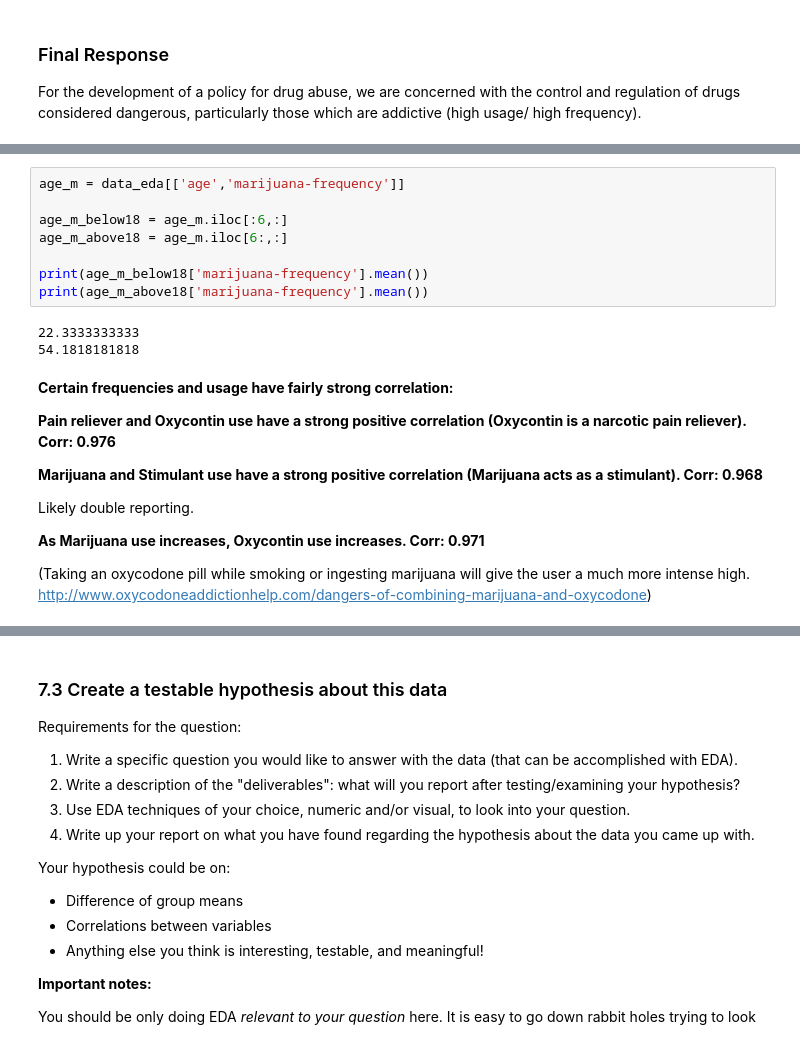
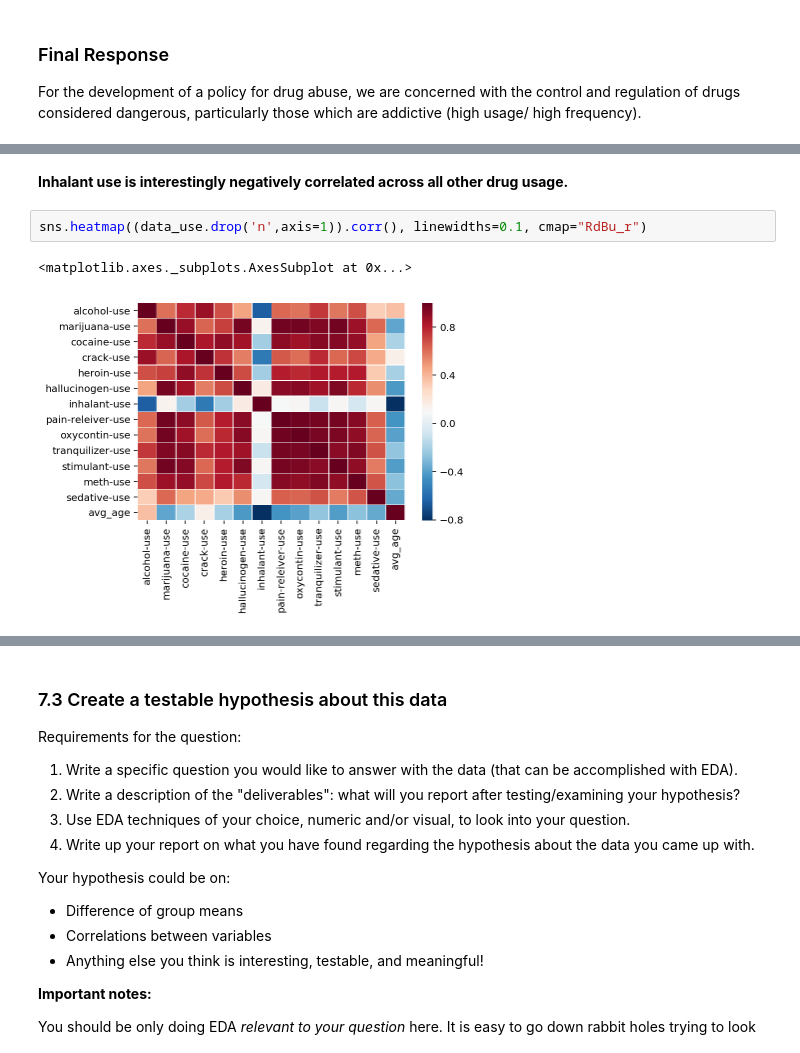
Before and after one commit to yinglinglow/GA_projects, a Jupyter notebook: Project_2_SAT_Drugs.ipynb, the cells around one changed output, grey strips where cells are left out. Saved outputs shown, nothing was run; the diff lists cells and outputs as text.

```diff
--- a/Project_2_SAT_Drugs.ipynb
+++ b/Project_2_SAT_Drugs.ipynb
@@ -738,24 +668,8 @@ g._legend.set_title('Age')
-# %%
-age_m = data_eda[['age','marijuana-frequency']]
-
-age_m_below18 = age_m.iloc[:6,:]
-age_m_above18 = age_m.iloc[6:,:]
-
-print(age_m_below18['marijuana-frequency'].mean())
-print(age_m_above18['marijuana-frequency'].mean())
-# %% [output]
-22.3333333333
-54.1818181818
-# %% [markdown]
-__Certain frequencies and usage have fairly strong correlation:__
-
-__Pain reliever and Oxycontin use have a strong positive correlation (Oxycontin is a narcotic pain reliever). Corr: 0.976__
-
-__Marijuana and Stimulant use have a strong positive correlation (Marijuana acts as a stimulant). Corr: 0.968__
-
-Likely double reporting.
-
-__As Marijuana use increases, Oxycontin use increases. Corr: 0.971__
-
-(Taking an oxycodone pill while smoking or ingesting marijuana will give the user a much more intense high. http://www.oxycodoneaddictionhelp.com/dangers-of-combining-marijuana-and-oxycodone)
+# %% [markdown]
+__Inhalant use is interestingly negatively correlated across all other drug usage.__
+# %%
+sns.heatmap((data_use.drop('n',axis=1)).corr(), linewidths=0.1, cmap="RdBu_r")
+# %% [output]
+<matplotlib.axes._subplots.AxesSubplot at 0x...>
+[figure, added]
 # %%
```
Also changed, not shown: parts of 29 cells of this notebook, 4 other files.
